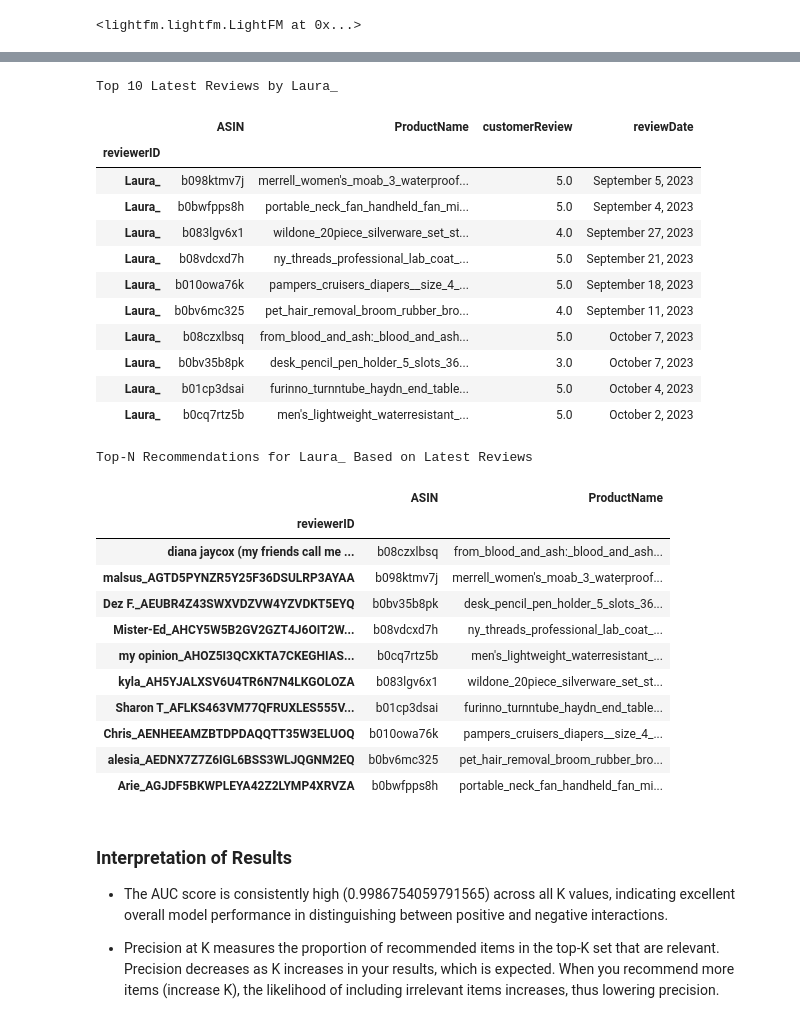
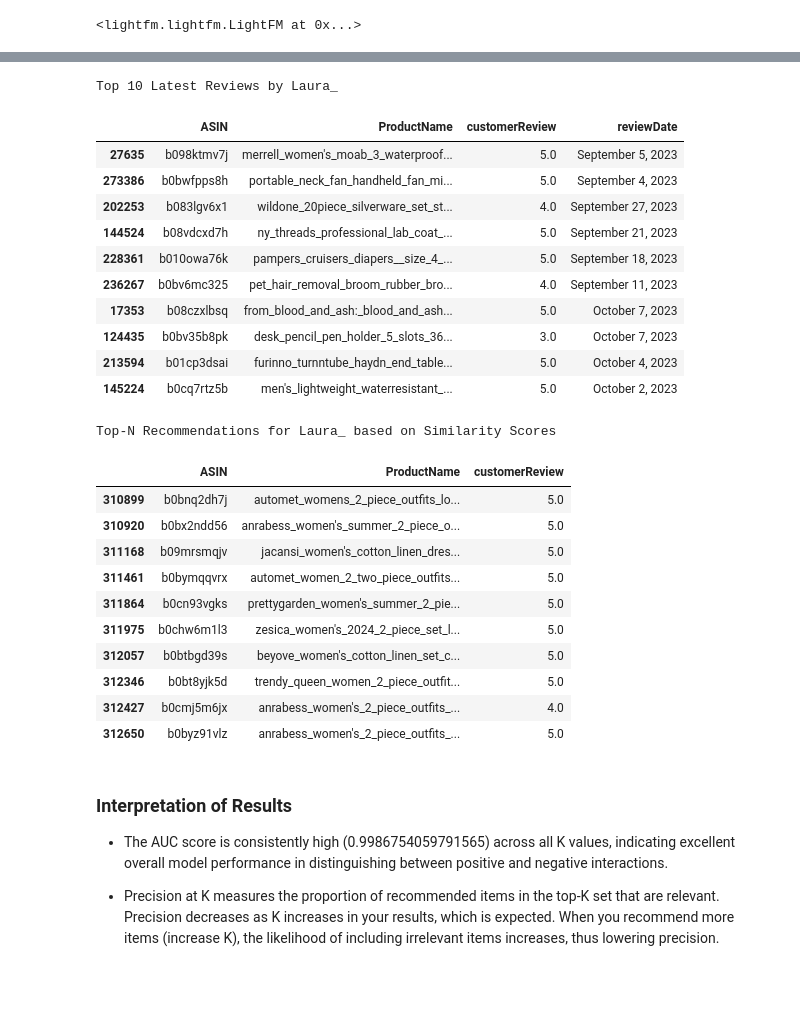
Before and after one commit to K-Winkles/kaban-multimodel-recommender, a Jupyter notebook: dev/main.ipynb, the cells around one changed output, grey strips where cells are left out. Saved outputs shown, nothing was run; the diff lists cells and outputs as text; code cells hidden in the pictures; blank space fills up the shorter version.

```diff
--- a/dev/main.ipynb
+++ b/dev/main.ipynb
@@ -811,54 +810,47 @@ def get_top_n_recommendations_with_latest_transactions(model, dataset, user_id,
 # %%
 uid = 'Laura_'
 
-# Filter the DataFrame for the given reviewerID and select relevant columns
+reviews_df = reviews_df.reset_index()
 print(f"Top 10 Latest Reviews by {uid}")
-reviewer_reviews_df = reviews_df.loc[uid][['ASIN','ProductName','customerReview','reviewDate']]
+reviewer_reviews_df = reviews_df[reviews_df['reviewerID'] == uid][['ASIN','ProductName','customerReview','reviewDate']]
 reviewer_reviews_df.sort_values(by='reviewDate', ascending=False).head(10)
 # %% [output]
 Top 10 Latest Reviews by Laura_
 |  | ASIN | ProductName | customerReview | reviewDate |
-| reviewerID |  |  |  |  |
-| Laura_ | b098ktmv7j | merrell_women's_moab_3_waterproof... | 5.0 | September 5, 2023 |
-| Laura_ | b0bwfpps8h | portable_neck_fan_handheld_fan_mi... | 5.0 | September 4, 2023 |
-| Laura_ | b083lgv6x1 | wildone_20piece_silverware_set_st... | 4.0 | September 27, 2023 |
-| Laura_ | b08vdcxd7h | ny_threads_professional_lab_coat_... | 5.0 | September 21, 2023 |
-| Laura_ | b010owa76k | pampers_cruisers_diapers__size_4_... | 5.0 | September 18, 2023 |
-| Laura_ | b0bv6mc325 | pet_hair_removal_broom_rubber_bro... | 4.0 | September 11, 2023 |
-| Laura_ | b08czxlbsq | from_blood_and_ash:_blood_and_ash... | 5.0 | October 7, 2023 |
-| Laura_ | b0bv35b8pk | desk_pencil_pen_holder_5_slots_36... | 3.0 | October 7, 2023 |
-| Laura_ | b01cp3dsai | furinno_turnntube_haydn_end_table... | 5.0 | October 4, 2023 |
-| Laura_ | b0cq7rtz5b | men's_lightweight_waterresistant_... | 5.0 | October 2, 2023 |
+| 27635 | b098ktmv7j | merrell_women's_moab_3_waterproof... | 5.0 | September 5, 2023 |
+| 273386 | b0bwfpps8h | portable_neck_fan_handheld_fan_mi... | 5.0 | September 4, 2023 |
+| 202253 | b083lgv6x1 | wildone_20piece_silverware_set_st... | 4.0 | September 27, 2023 |
+| 144524 | b08vdcxd7h | ny_threads_professional_lab_coat_... | 5.0 | September 21, 2023 |
+| 228361 | b010owa76k | pampers_cruisers_diapers__size_4_... | 5.0 | September 18, 2023 |
+| 236267 | b0bv6mc325 | pet_hair_removal_broom_rubber_bro... | 4.0 | September 11, 2023 |
+| 17353 | b08czxlbsq | from_blood_and_ash:_blood_and_ash... | 5.0 | October 7, 2023 |
+| 124435 | b0bv35b8pk | desk_pencil_pen_holder_5_slots_36... | 3.0 | October 7, 2023 |
+| 213594 | b01cp3dsai | furinno_turnntube_haydn_end_table... | 5.0 | October 4, 2023 |
+| 145224 | b0cq7rtz5b | men's_lightweight_waterresistant_... | 5.0 | October 2, 2023 |
 # %%
-top_recommendations_latest = get_top_n_recommendations_with_latest_transactions(
-    model=model,
-    dataset=dataset,
-    user_id=uid,
-    transactions_df=reviews_df,
-    n=10
-)
+user_profile = calculate_user_profile(uid, udf, items_df)
+user_history = reviews_df[reviews_df['reviewerID'] == uid]['ASIN'].unique()
+recommendations = get_recommendations(user_profile, items_df, 10, user_history, False, 'cos')
 
-latest_recommended_products_df = reviews_df[
-    reviews_df['ASIN'].isin(top_recommendations_latest)
-    ].drop_duplicates(subset=['ASIN'])
-latest_recommended_products_names = latest_recommended_products_df[
-    ['ASIN', 'ProductName']].drop_duplicates()
-print(f'Top-N Recommendations for {uid} Based on Latest Reviews')
-latest_recommended_products_names
+top_recommendation_asins = list(recommendations.keys())
+recommended_products_df = reviews_df[reviews_df['ASIN'].isin(top_recommendation_asins)].drop_duplicates(subset=['ASIN'])
+
+recommended_products_names = recommended_products_df[['ASIN', 'ProductName', 'customerReview']].drop_duplicates()
+print(f'Top-N Recommendations for {uid} based on Similarity Scores')
+recommended_products_names
 # %% [output]
-Top-N Recommendations for Laura_ Based on Latest Reviews
+Top-N Recommendations for Laura_ based on Similarity Scores
-|  | ASIN | ProductName |
-| reviewerID |  |  |
-| diana jaycox (my friends call me ... | b08czxlbsq | from_blood_and_ash:_blood_and_ash... |
-| malsus_AGTD5PYNZR5Y25F36DSULRP3AYAA | b098ktmv7j | merrell_women's_moab_3_waterproof... |
-| Dez F._AEUBR4Z43SWXVDZVW4YZVDKT5EYQ | b0bv35b8pk | desk_pencil_pen_holder_5_slots_36... |
-| Mister-Ed_AHCY5W5B2GV2GZT4J6OIT2W... | b08vdcxd7h | ny_threads_professional_lab_coat_... |
-| my opinion_AHOZ5I3QCXKTA7CKEGHIAS... | b0cq7rtz5b | men's_lightweight_waterresistant_... |
-| kyla_AH5YJALXSV6U4TR6N7N4LKGOLOZA | b083lgv6x1 | wildone_20piece_silverware_set_st... |
-| Sharon T_AFLKS463VM77QFRUXLES555V... | b01cp3dsai | furinno_turnntube_haydn_end_table... |
-| Chris_AENHEEAMZBTDPDAQQTT35W3ELUOQ | b010owa76k | pampers_cruisers_diapers__size_4_... |
-| alesia_AEDNX7Z7Z6IGL6BSS3WLJQGNM2EQ | b0bv6mc325 | pet_hair_removal_broom_rubber_bro... |
-| Arie_AGJDF5BKWPLEYA42Z2LYMP4XRVZA | b0bwfpps8h | portable_neck_fan_handheld_fan_mi... |
+|  | ASIN | ProductName | customerReview |
+| 310899 | b0bnq2dh7j | automet_womens_2_piece_outfits_lo... | 5.0 |
+| 310920 | b0bx2ndd56 | anrabess_women's_summer_2_piece_o... | 5.0 |
+| 311168 | b09mrsmqjv | jacansi_women's_cotton_linen_dres... | 5.0 |
+| 311461 | b0bymqqvrx | automet_women_2_two_piece_outfits... | 5.0 |
+| 311864 | b0cn93vgks | prettygarden_women's_summer_2_pie... | 5.0 |
+| 311975 | b0chw6m1l3 | zesica_women's_2024_2_piece_set_l... | 5.0 |
+| 312057 | b0btbgd39s | beyove_women's_cotton_linen_set_c... | 5.0 |
+| 312346 | b0bt8yjk5d | trendy_queen_women_2_piece_outfit... | 5.0 |
+| 312427 | b0cmj5m6jx | anrabess_women's_2_piece_outfits_... | 4.0 |
+| 312650 | b0byz91vlz | anrabess_women's_2_piece_outfits_... | 5.0 |
 # %% [markdown]
 ### Interpretation of Results
 
```
Also changed, not shown: parts of 9 cells of this notebook, 1 other file.
